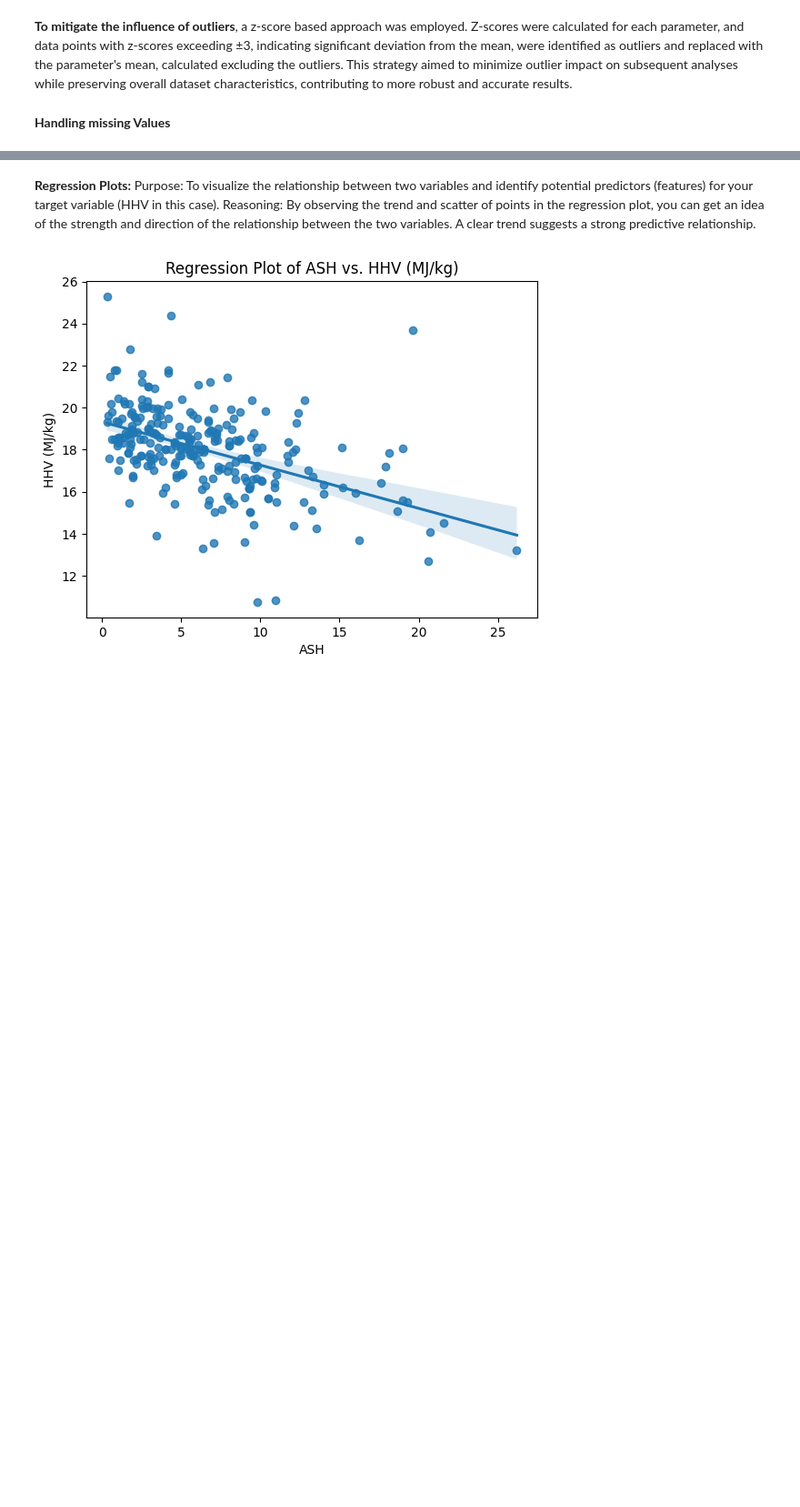
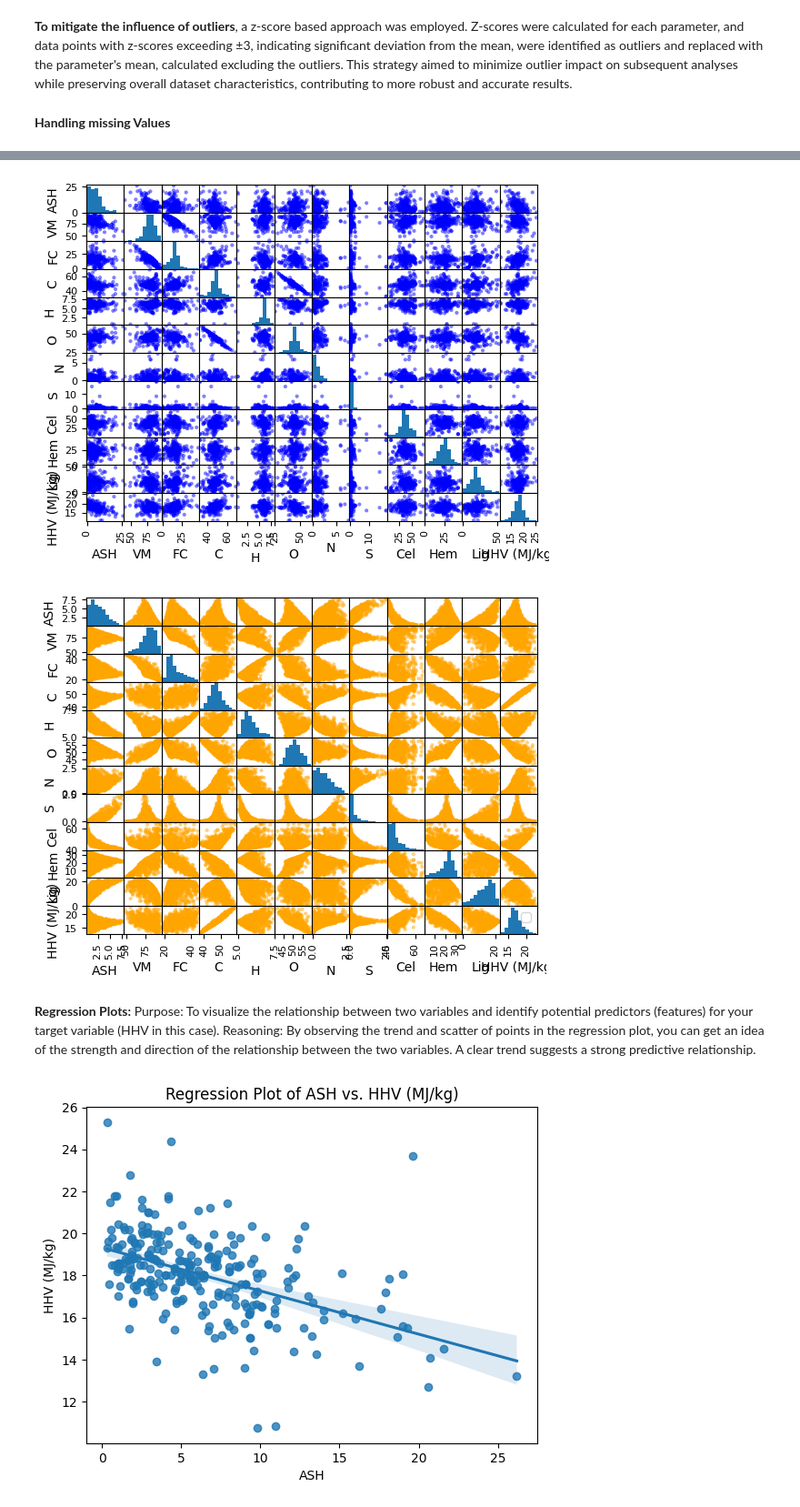
Before and after one commit to nakatoconstance/nakatoconstance, a Jupyter notebook: Yet_another_copy_of_Neural_Network_Models_October_2024.ipynb, the cells around one changed output, grey strips where cells are left out. Shown at 91% size. Drawn from its saved outputs; the diff is of its cells as text; code cells hidden in the pictures; blank space fills up the shorter version.

```diff
--- a/Yet_another_copy_of_Neural_Network_Models_October_2024.ipynb
+++ b/Yet_another_copy_of_Neural_Network_Models_October_2024.ipynb
@@ -144,0 +397,9 @@ data[columns_to_impute] = data_imputed[columns_to_impute]
+# %%
+import pandas as pd
+from pandas.plotting import scatter_matrix
+
+scatter_matrix(data[numeric_features], alpha=0.5, label='Real', color='blue')
+scatter_matrix(synthetic_df, alpha=0.5, label='Generated', color='orange')
+plt.legend()
+plt.show()
+# %% [output]
@@ -145,3 +407,5 @@ data[columns_to_impute] = data_imputed[columns_to_impute]
+[figure, added]
+[figure, added]
 # %% [markdown]
 **Regression Plots:**
 Purpose: To visualize the relationship between two variables and identify potential predictors (features) for your target variable (HHV in this case). Reasoning: By observing the trend and scatter of points in the regression plot, you can get an idea of the strength and direction of the relationship between the two variables. A clear trend suggests a strong predictive relationship.
```
Also changed, not shown: parts of 13 cells of this notebook.
